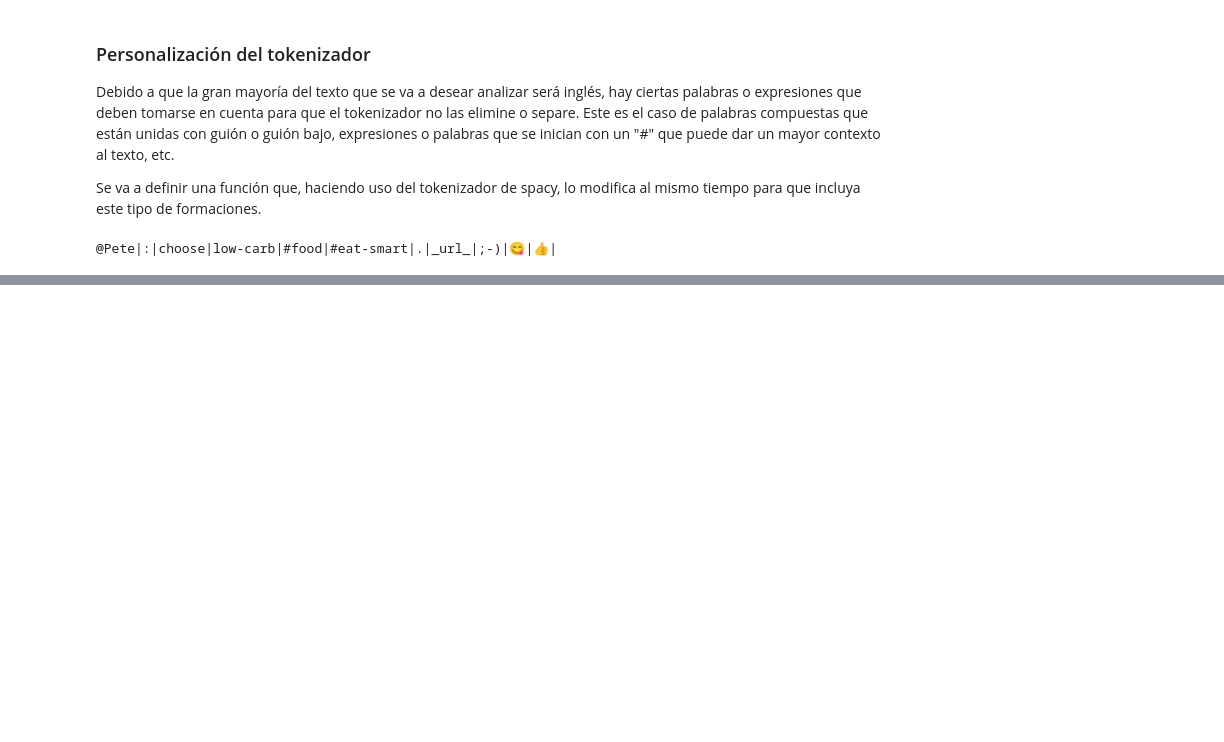
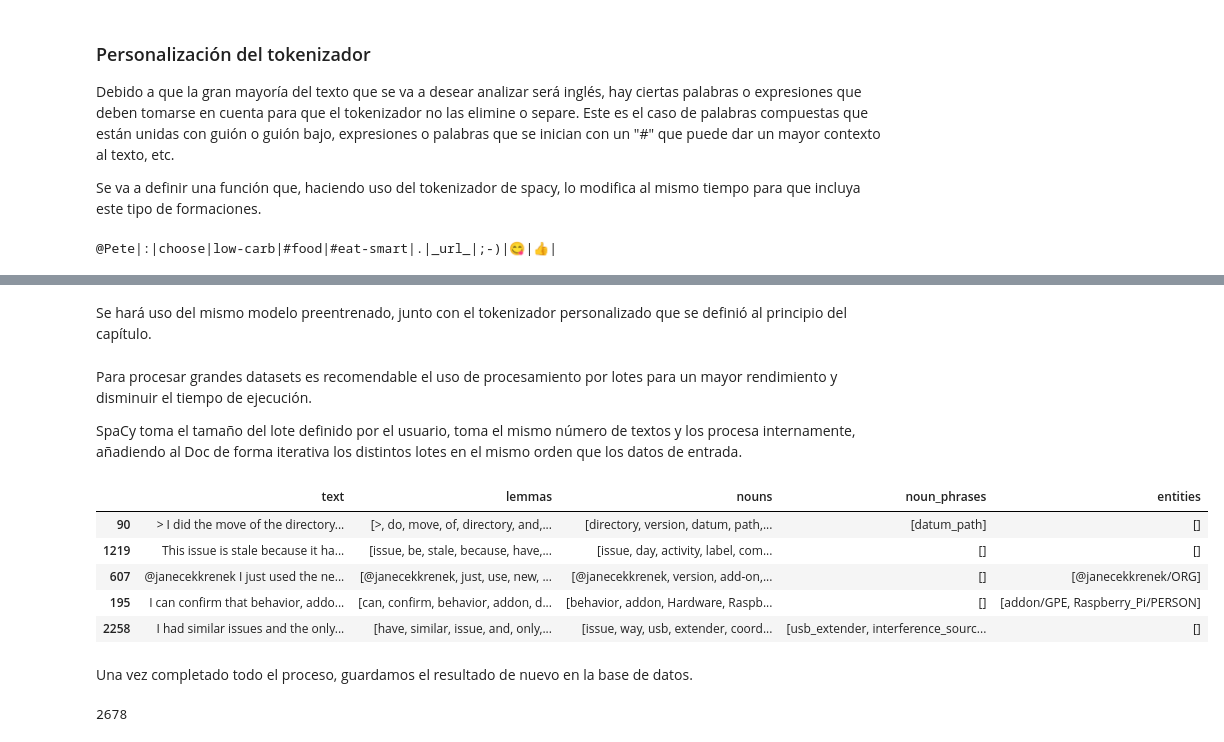
Before and after one commit to DiegoAlcoba/GVTIA, a Jupyter notebook: jp_notebooks/d_PNL_spaCy.ipynb, the cells around one changed output, grey strips where cells are left out. Saved outputs shown, nothing was run; the diff lists cells and outputs as text; code cells hidden in the pictures; blank space fills up the shorter version.

Commit message:
Extracción de características del Data Frame

```diff
--- a/jp_notebooks/d_PNL_spaCy.ipynb
+++ b/jp_notebooks/d_PNL_spaCy.ipynb
@@ -171,0 +387,3 @@ for token in doc:
+# %%
+for col in nlp_columns:
+    df[col] = None
@@ -171,0 +399,45 @@ for token in doc:
+# %% [markdown]
+Se hará uso del mismo modelo preentrenado, junto con el tokenizador personalizado que se definió al principio del capítulo.
+# %%
+nlp = spacy.load('en_core_web_sm', disable=[])
+nlp.tokenizer = custom_tokenizer(nlp) #opcional, puede usarse el proporcionado por la librería directamente
+# %% [markdown]
+Para procesar grandes datasets es recomendable el uso de procesamiento por lotes para un mayor rendimiento y disminuir el tiempo de ejecución.
+
+SpaCy toma el tamaño del lote definido por el usuario, toma el mismo número de textos y los procesa internamente, añadiendo al Doc de forma iterativa los distintos lotes en el mismo orden que los datos de entrada.
+# %%
+#Antes de extraer las características, crearemos las columnas que almacenará las de cada texto
+#Crear las columnas basadas en las claves que devuelve extract_nlp
+sample_doc = next(nlp.pipe(df['text'].iloc[:1]))
+new_columns = extract_nlp(sample_doc).keys()
+for col in new_columns:
+    df[col] = None  # Inicializa las columnas en el DataFrame con valores vacíos
+# %%
+batch_size = 50
+batches = math.ceil(len(df) / batch_size) ###
+
+for i in tqdm(range(0, len(df), batch_size), total=batches):
+    docs = nlp.pipe(df['text'][i:i+batch_size])
+
+    for j, doc in enumerate(docs):
+        for col, values in extract_nlp(doc).items():
+            df[col].iloc[i+j] = values
+# %%
+df[['text', 'lemmas', 'nouns', 'noun_phrases', 'entities']].sample(5)
+# %% [output]
+|  | text | lemmas | nouns | noun_phrases | entities |
+| 90 | > I did the move of the directory... | [>, do, move, of, directory, and,... | [directory, version, datum, path,... | [datum_path] | [] |
+| 1219 | This issue is stale because it ha... | [issue, be, stale, because, have,... | [issue, day, activity, label, com... | [] | [] |
+| 607 | @janecekkrenek I just used the ne... | [@janecekkrenek, just, use, new, ... | [@janecekkrenek, version, add-on,... | [] | [@janecekkrenek/ORG] |
+| 195 | I can confirm that behavior, addo... | [can, confirm, behavior, addon, d... | [behavior, addon, Hardware, Raspb... | [] | [addon/GPE, Raspberry_Pi/PERSON] |
+| 2258 | I had similar issues and the only... | [have, similar, issue, and, only,... | [issue, way, usb, extender, coord... | [usb_extender, interference_sourc... | [] |
+# %% [markdown]
+Una vez completado todo el proceso, guardamos el resultado de nuevo en la base de datos.
+# %%
+df[nlp_columns] = df[nlp_columns].applymap(lambda items: ' '.join(items))
+
+con = sqlite3.connect(db_name)
+df.to_sql("posts_nlp", con, index=False, if_exists="replace")
+con.close()
+# %% [output]
+2678
```
Also changed, not shown: parts of 33 cells of this notebook, 3 other files.
